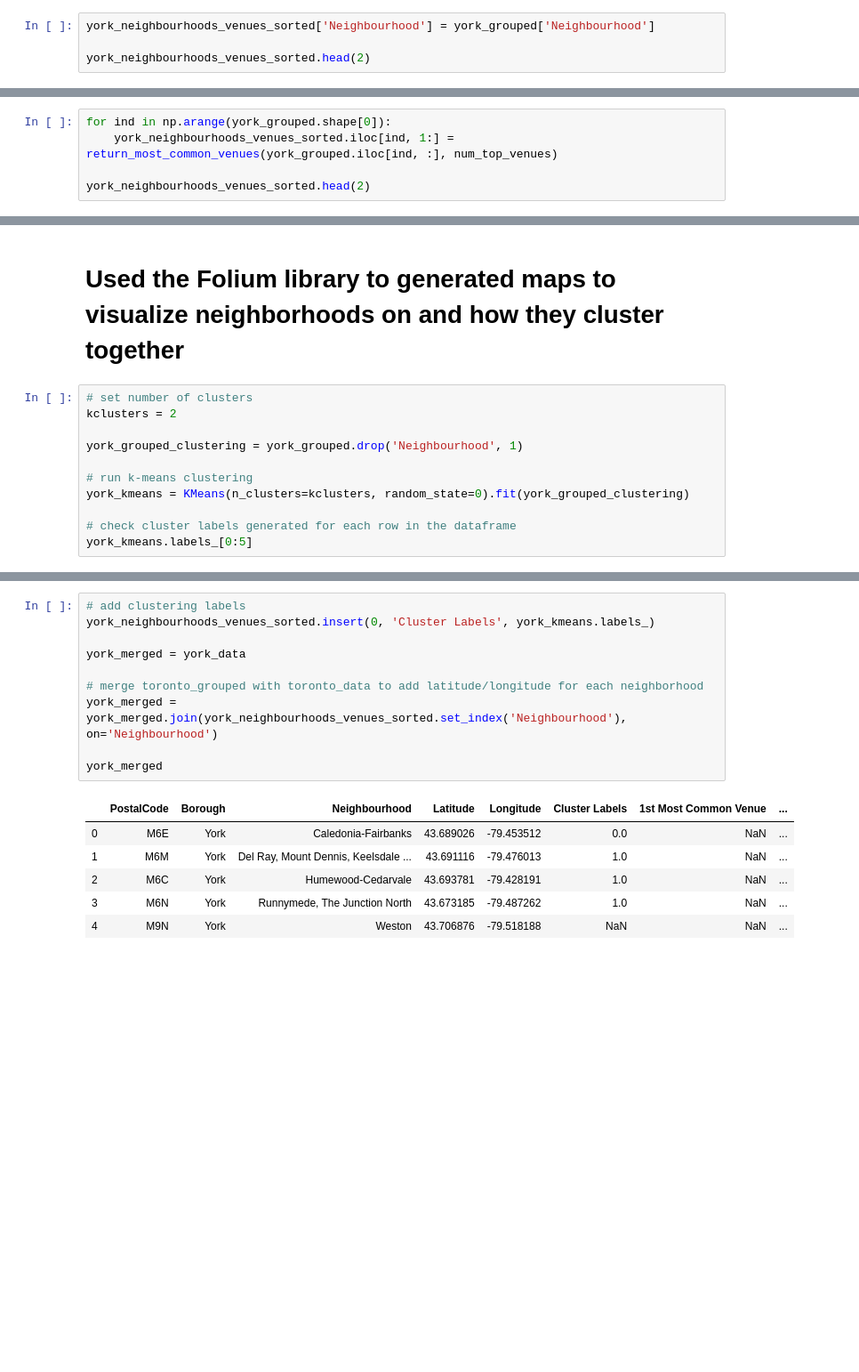
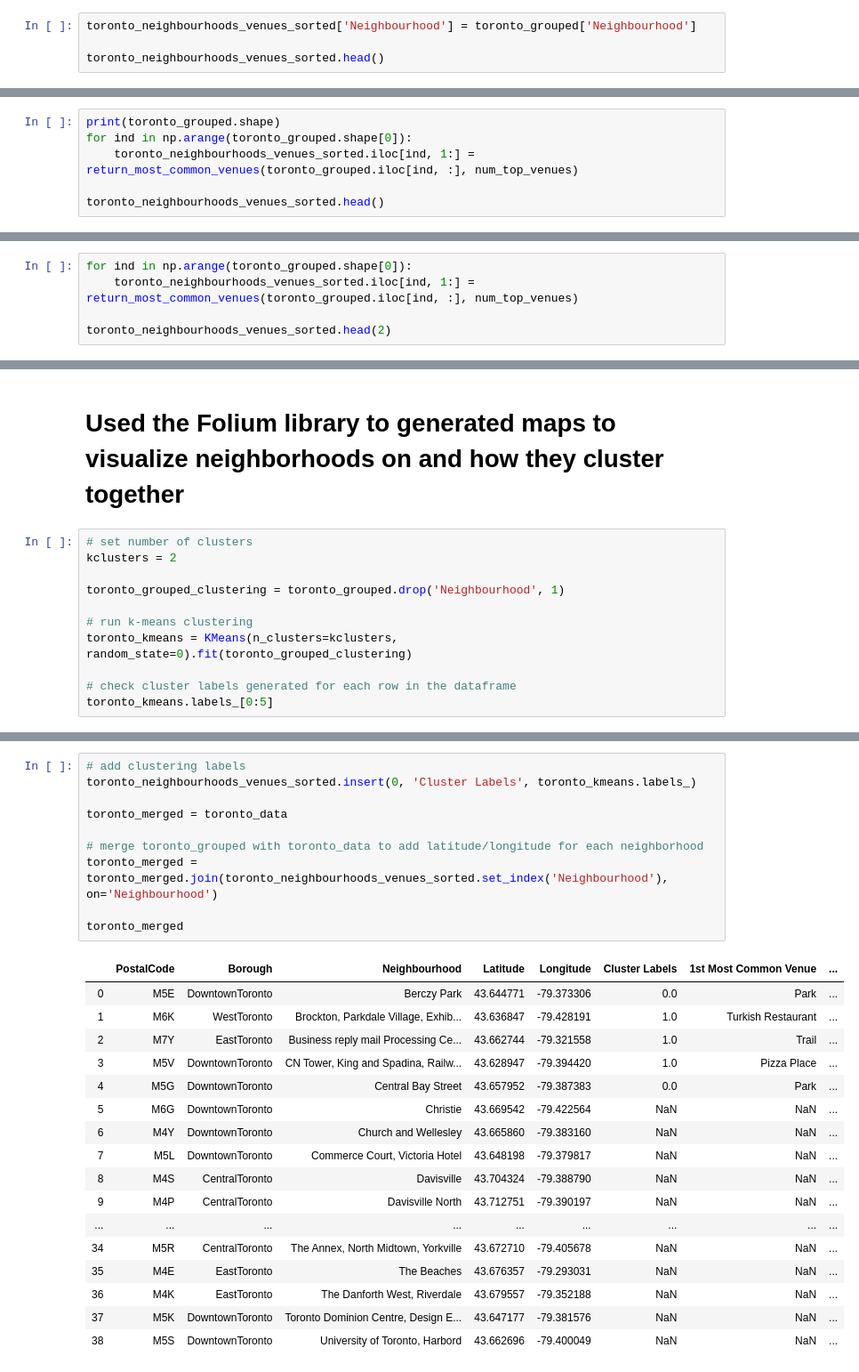
Before and after one commit to dilipksah/Coursera_Capstone, a Jupyter notebook: Neighbourhood in Toronto.ipynb, the cells around one changed output, grey strips where cells are left out. Shown at 89% size. Drawn from its saved outputs; the diff is of its cells as text; blank space fills up the shorter version.

```diff
--- a/Neighbourhood in Toronto.ipynb
+++ b/Neighbourhood in Toronto.ipynb
@@ -704,8 +721,8 @@ york_neighbourhoods_venues_sorted.head()
 # %% [output]
 |  | Neighbourhood | 1st Most Common Venue | 2nd Most Common Venue | 3rd Most Common Venue | 4th Most Common Venue | ... |
 # %%
-york_neighbourhoods_venues_sorted['Neighbourhood'] = york_grouped['Neighbourhood']
+toronto_neighbourhoods_venues_sorted['Neighbourhood'] = toronto_grouped['Neighbourhood']
 
-york_neighbourhoods_venues_sorted.head(2)
+toronto_neighbourhoods_venues_sorted.head()
 # %% [output]
 |  | Neighbourhood | 1st Most Common Venue | 2nd Most Common Venue | 3rd Most Common Venue | 4th Most Common Venue | ... |
@@ -713,0 +734,6 @@ york_neighbourhoods_venues_sorted.head(2)
+# %%
+print(toronto_grouped.shape)
+for ind in np.arange(toronto_grouped.shape[0]):
+    toronto_neighbourhoods_venues_sorted.iloc[ind, 1:] = return_most_common_venues(toronto_grouped.iloc[ind, :], num_top_venues)
+
+toronto_neighbourhoods_venues_sorted.head()
@@ -714,6 +748,6 @@ york_neighbourhoods_venues_sorted.head(2)
 # %%
-for ind in np.arange(york_grouped.shape[0]):
-    york_neighbourhoods_venues_sorted.iloc[ind, 1:] = return_most_common_venues(york_grouped.iloc[ind, :], num_top_venues)
+for ind in np.arange(toronto_grouped.shape[0]):
+    toronto_neighbourhoods_venues_sorted.iloc[ind, 1:] = return_most_common_venues(toronto_grouped.iloc[ind, :], num_top_venues)
 
-york_neighbourhoods_venues_sorted.head(2)
+toronto_neighbourhoods_venues_sorted.head(2)
 # %% [output]
@@ -731,11 +760,11 @@ ValueError: could not broadcast input array from shape (13) into shape (17)
 # set number of clusters
 kclusters = 2
 
-york_grouped_clustering = york_grouped.drop('Neighbourhood', 1)
+toronto_grouped_clustering = toronto_grouped.drop('Neighbourhood', 1)
 
 # run k-means clustering
-york_kmeans = KMeans(n_clusters=kclusters, random_state=0).fit(york_grouped_clustering)
+toronto_kmeans = KMeans(n_clusters=kclusters, random_state=0).fit(toronto_grouped_clustering)
 
 # check cluster labels generated for each row in the dataframe
-york_kmeans.labels_[0:5]
+toronto_kmeans.labels_[0:5]
 # %% [output]
@@ -743,20 +772,31 @@ array([0, 1, 1, 1])
 # %%
 # add clustering labels
-york_neighbourhoods_venues_sorted.insert(0, 'Cluster Labels', york_kmeans.labels_)
+toronto_neighbourhoods_venues_sorted.insert(0, 'Cluster Labels', toronto_kmeans.labels_)
 
-york_merged = york_data
+toronto_merged = toronto_data
 
 # merge toronto_grouped with toronto_data to add latitude/longitude for each neighborhood
-york_merged = york_merged.join(york_neighbourhoods_venues_sorted.set_index('Neighbourhood'), on='Neighbourhood')
+toronto_merged = toronto_merged.join(toronto_neighbourhoods_venues_sorted.set_index('Neighbourhood'), on='Neighbourhood')
 
-york_merged
+toronto_merged
 # %% [output]
 |  | PostalCode | Borough | Neighbourhood | Latitude | Longitude | Cluster Labels | 1st Most Common Venue | ... |
-| 0 | M6E | York | Caledonia-Fairbanks | 43.689026 | -79.453512 | 0.0 | NaN | ... |
-| 1 | M6M | York | Del Ray, Mount Dennis, Keelsdale ... | 43.691116 | -79.476013 | 1.0 | NaN | ... |
-| 2 | M6C | York | Humewood-Cedarvale | 43.693781 | -79.428191 | 1.0 | NaN | ... |
-| 3 | M6N | York | Runnymede, The Junction North | 43.673185 | -79.487262 | 1.0 | NaN | ... |
-| 4 | M9N | York | Weston | 43.706876 | -79.518188 | NaN | NaN | ... |
+| 0 | M5E | DowntownToronto | Berczy Park | 43.644771 | -79.373306 | 0.0 | Park | ... |
+| 1 | M6K | WestToronto | Brockton, Parkdale Village, Exhib... | 43.636847 | -79.428191 | 1.0 | Turkish Restaurant | ... |
+| 2 | M7Y | EastToronto | Business reply mail Processing Ce... | 43.662744 | -79.321558 | 1.0 | Trail | ... |
+| 3 | M5V | DowntownToronto | CN Tower, King and Spadina, Railw... | 43.628947 | -79.394420 | 1.0 | Pizza Place | ... |
+| 4 | M5G | DowntownToronto | Central Bay Street | 43.657952 | -79.387383 | 0.0 | Park | ... |
+| 5 | M6G | DowntownToronto | Christie | 43.669542 | -79.422564 | NaN | NaN | ... |
+| 6 | M4Y | DowntownToronto | Church and Wellesley | 43.665860 | -79.383160 | NaN | NaN | ... |
+| 7 | M5L | DowntownToronto | Commerce Court, Victoria Hotel | 43.648198 | -79.379817 | NaN | NaN | ... |
+| 8 | M4S | CentralToronto | Davisville | 43.704324 | -79.388790 | NaN | NaN | ... |
+| 9 | M4P | CentralToronto | Davisville North | 43.712751 | -79.390197 | NaN | NaN | ... |
+| ... | ... | ... | ... | ... | ... | ... | ... | ... |
+| 34 | M5R | CentralToronto | The Annex, North Midtown, Yorkville | 43.672710 | -79.405678 | NaN | NaN | ... |
+| 35 | M4E | EastToronto | The Beaches | 43.676357 | -79.293031 | NaN | NaN | ... |
+| 36 | M4K | EastToronto | The Danforth West, Riverdale | 43.679557 | -79.352188 | NaN | NaN | ... |
+| 37 | M5K | DowntownToronto | Toronto Dominion Centre, Design E... | 43.647177 | -79.381576 | NaN | NaN | ... |
+| 38 | M5S | DowntownToronto | University of Toronto, Harbord | 43.662696 | -79.400049 | NaN | NaN | ... |
 # %%
 # create map
 import math
```
Also changed, not shown: parts of 30 cells of this notebook, 12 other files.
